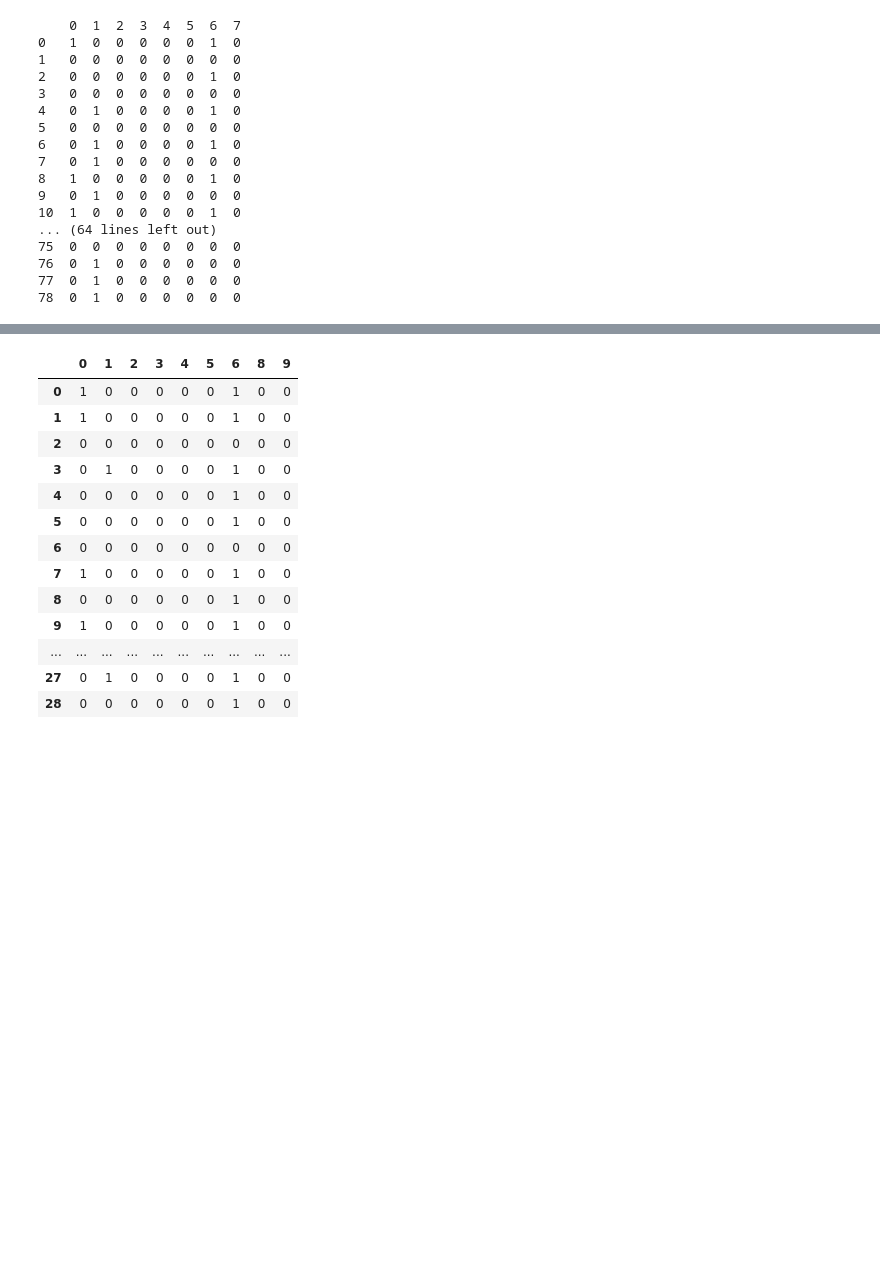
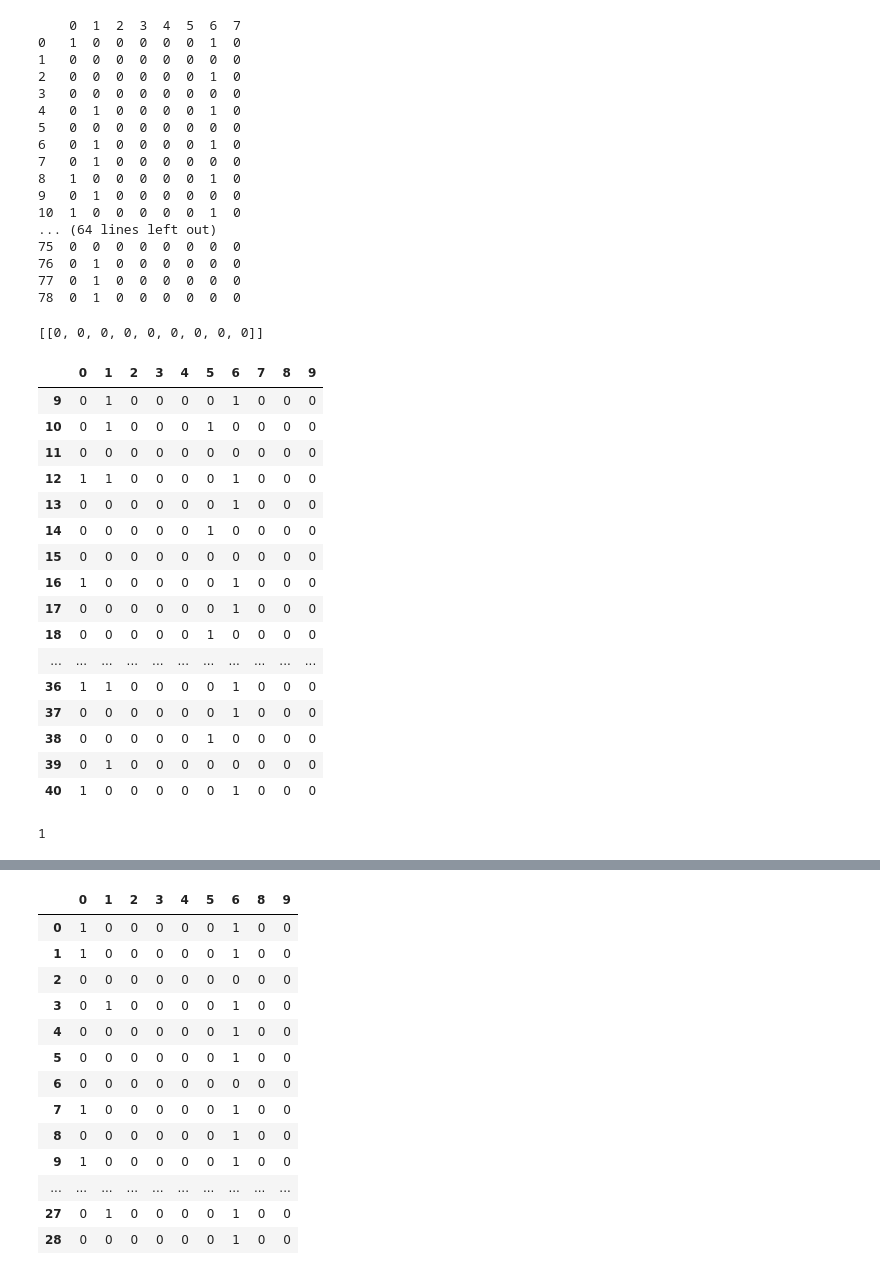
Before and after one commit to cid2rrrr/LSTM_Drummer, a Jupyter notebook: extract_16note_event_again.ipynb, the cells around one changed output, grey strips where cells are left out. Saved outputs shown, nothing was run; the diff lists cells and outputs as text; code cells hidden in the pictures; blank space fills up the shorter version.

```diff
--- a/extract_16note_event_again.ipynb
+++ b/extract_16note_event_again.ipynb
@@ -360,22 +360,61 @@ checking_arr = [
     # [0, 0, 0, 0, 0, 0, 0, 1, 0], # 30 C
 ]
 # %%
+unit = 32
+
 cnt = 1
 for i in range(1,1263):
     asd = pd.read_csv('./midi2df/fill/' + str(i) + '.csv.gzip', compression='gzip')
 
-    if asd.shape[0] >= 32:
+    if asd.shape[0] >= unit:
         for _ in range(asd.shape[0]//32 + 1):
             useful = True
-            rng = random.randint(0, asd.shape[0]-32)
-            imsi = asd[rng:rng+32]
-            asdd = imsi.drop('7', axis=1)
+            while_loop_cnt = 0
+            while True:
+                rng = random.randint(0, asd.shape[0]-unit)
+                imsi = asd[rng:rng+unit]
+                while_loop_cnt += 1
+                if imsi.iloc[-1:].values.tolist() != [0,0,0,0,0,0,0,0,0,0]:
+                    break
+                elif while_loop_cnt > 1000:
+                    useful=False
+                    break
+            asdd = imsi.drop('9', axis=1)
+            # asdd = imsi
             for i in np.array(asdd):
                 if list(i) not in checking_arr:
                     useful = False
             if useful:
-                asdd.to_csv('./new_2bar/fill_' + str(cnt) + '.csv.gzip', compression='gzip', index=False)
+                asdd.to_csv('./new_2bar_0111_/fill__' + str(cnt) + '.csv.gzip', compression='gzip', index=False)
                 cnt += 1
 
             # asdd.to_csv('./new_2bar_non_filter/' + str(cnt) + '.csv.gzip', compression='gzip', index=False)
             # cnt += 1
+# %%
+asdd.iloc[-1:].values.tolist()
+# %% [output]
+[[0, 0, 0, 0, 0, 0, 0, 0, 0]]
+# %%
+imsi
+# %% [output]
+|  | 0 | 1 | 2 | 3 | 4 | 5 | 6 | 7 | 8 | 9 |
+| 9 | 0 | 1 | 0 | 0 | 0 | 0 | 1 | 0 | 0 | 0 |
+| 10 | 0 | 1 | 0 | 0 | 0 | 1 | 0 | 0 | 0 | 0 |
+| 11 | 0 | 0 | 0 | 0 | 0 | 0 | 0 | 0 | 0 | 0 |
+| 12 | 1 | 1 | 0 | 0 | 0 | 0 | 1 | 0 | 0 | 0 |
+| 13 | 0 | 0 | 0 | 0 | 0 | 0 | 1 | 0 | 0 | 0 |
+| 14 | 0 | 0 | 0 | 0 | 0 | 1 | 0 | 0 | 0 | 0 |
+| 15 | 0 | 0 | 0 | 0 | 0 | 0 | 0 | 0 | 0 | 0 |
+| 16 | 1 | 0 | 0 | 0 | 0 | 0 | 1 | 0 | 0 | 0 |
+| 17 | 0 | 0 | 0 | 0 | 0 | 0 | 1 | 0 | 0 | 0 |
+| 18 | 0 | 0 | 0 | 0 | 0 | 1 | 0 | 0 | 0 | 0 |
+| ... | ... | ... | ... | ... | ... | ... | ... | ... | ... | ... |
+| 36 | 1 | 1 | 0 | 0 | 0 | 0 | 1 | 0 | 0 | 0 |
+| 37 | 0 | 0 | 0 | 0 | 0 | 0 | 1 | 0 | 0 | 0 |
+| 38 | 0 | 0 | 0 | 0 | 0 | 1 | 0 | 0 | 0 | 0 |
+| 39 | 0 | 1 | 0 | 0 | 0 | 0 | 0 | 0 | 0 | 0 |
+| 40 | 1 | 0 | 0 | 0 | 0 | 0 | 1 | 0 | 0 | 0 |
+# %%
+imsi.iloc[31][0]
+# %% [output]
+1
```
Also changed, not shown: parts of 12 cells of this notebook, 2 other files.
